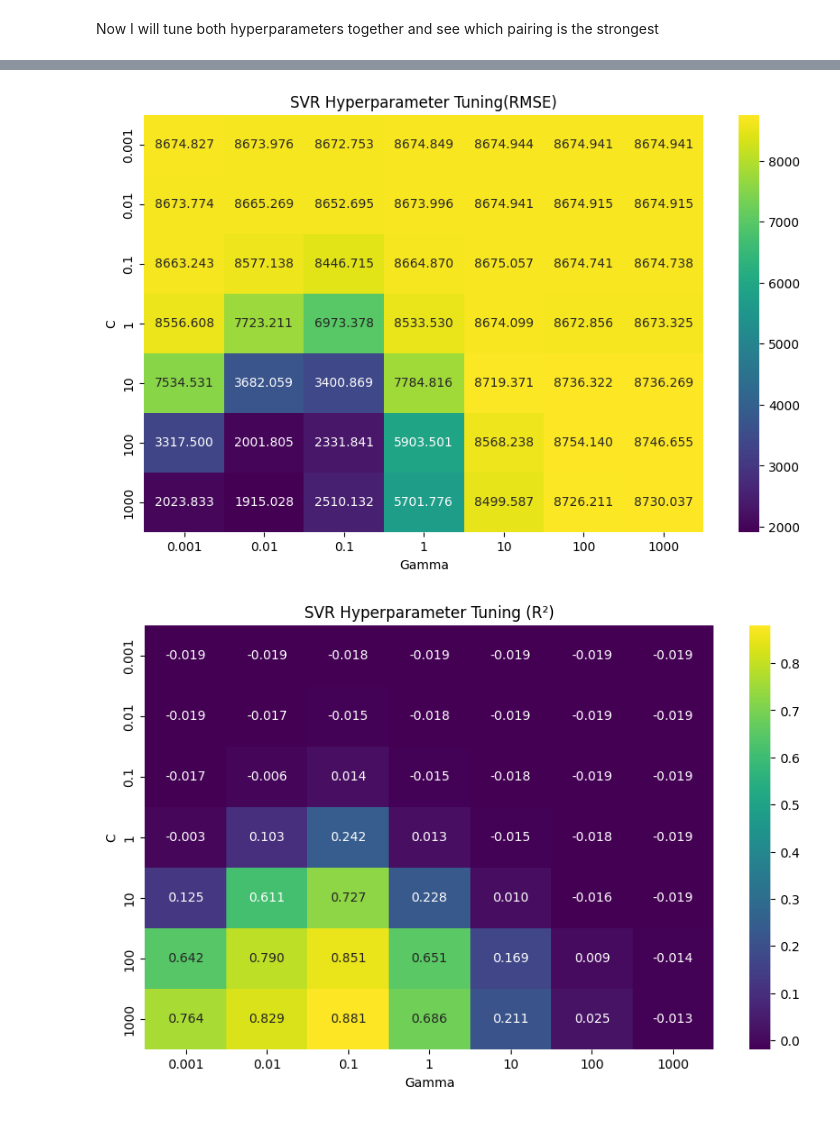
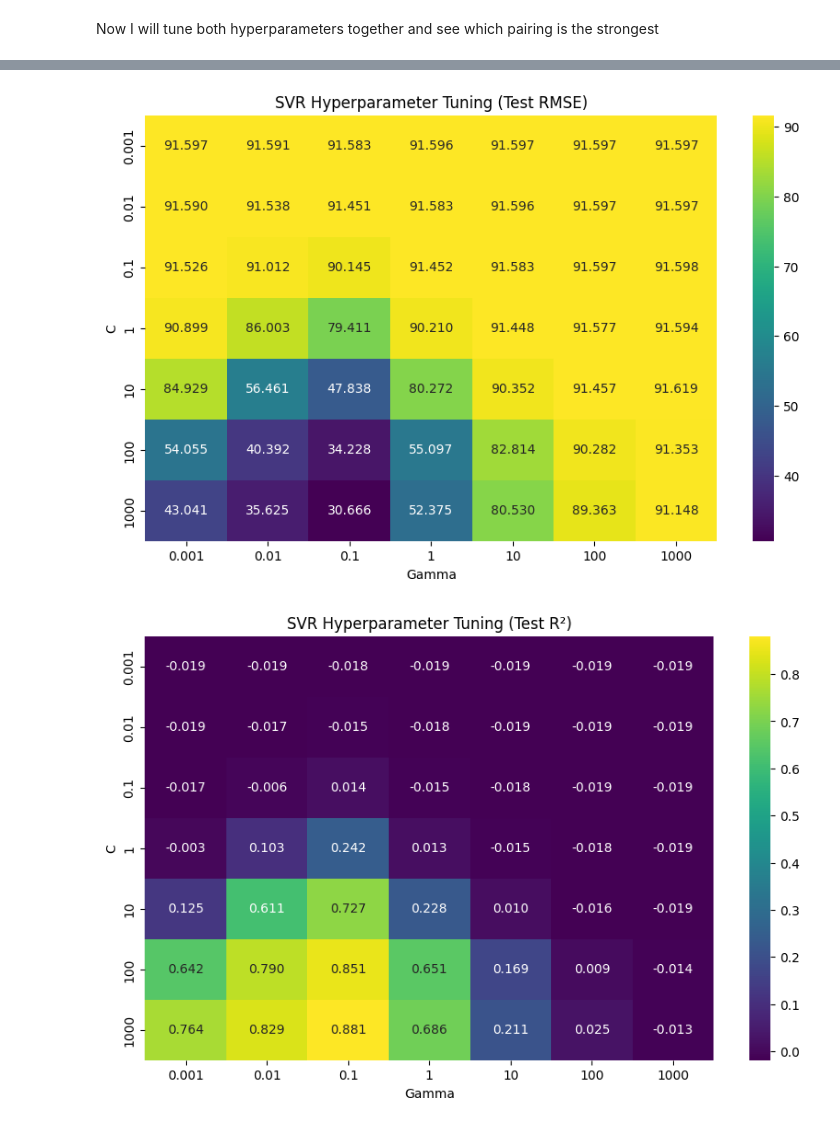
Before and after one commit to gavinmcg1/CT4101-Assignemnt2, a Jupyter notebook: SVR.ipynb, the cells around one changed output, grey strips where cells are left out. Saved outputs shown, nothing was run; the diff lists cells and outputs as text; code cells hidden in the pictures.

```diff
--- a/SVR.ipynb
+++ b/SVR.ipynb
@@ -211,23 +279,28 @@ plt.show()
 # %% [markdown]
 Now I will tune both hyperparameters together and see which pairing is the strongest
 # %%
-from sklearn.model_selection import GridSearchCV
+from sklearn.model_selection import GridSearchCV, cross_val_score
 
 param_grid = {
     'C': [0.001, 0.01, 0.1, 1, 10, 100, 1000],
     'gamma': [0.001, 0.01, 0.1, 1, 10, 100, 1000]
 }
 
-grid_svr = GridSearchCV(SVR(), param_grid, scoring='neg_mean_squared_error', cv=10)
+# Use same KFold strategy as evaluate_model for consistency
+kf_consistent = KFold(n_splits=10, shuffle=True, random_state=42)
+
+grid_svr = GridSearchCV(SVR(), param_grid, scoring='neg_mean_squared_error', cv=kf_consistent)
 grid_svr.fit(X_scaled, y)
 
 best_params = grid_svr.best_params_
 best_rmse = np.sqrt(-grid_svr.best_score_)
 
+# Get R² for best model using cross_val_score with same cv
 best_model = grid_svr.best_estimator_
-_, best_r2 = evaluate_model(best_model, X_scaled, y)
+best_r2_scores = cross_val_score(best_model, X_scaled, y, cv=kf_consistent, scoring='r2')
+best_r2 = best_r2_scores.mean()
 
 print(f"Best parameters: {best_params}")
-print(f"Best RMSE: {best_rmse:.4f}")
-print(f"Best R²: {best_r2:.4f}")
+print(f"Test RMSE (from GridSearchCV): {best_rmse:.4f}")
+print(f"Test R² (from cross_val_score): {best_r2:.4f}")
 # %% [output]
@@ -237,34 +310,38 @@ Best R² (CV): 0.8293
 # %%
-# create heatmap of results for rmse
+# create heatmap of results for test RMSE from GridSearchCV
 import seaborn as sns
+
+# Extract RMSE scores directly from GridSearchCV results
 results = grid_svr.cv_results_
 mean_test_scores = results['mean_test_score']
-# Convert negative MSE to RMSE
 rmse_scores = np.sqrt(-mean_test_scores)
-rmse_scores = rmse_scores.reshape(len(param_grid['C']), len(param_grid['gamma']))
+rmse_matrix = rmse_scores.reshape(len(param_grid['C']), len(param_grid['gamma']))
+
 plt.figure(figsize=(10, 6))
-sns.heatmap(rmse_scores, annot=True, fmt=".3f", xticklabels=param_grid['gamma'], yticklabels=param_grid['C'], cmap="viridis")
+sns.heatmap(rmse_matrix, annot=True, fmt=".3f", xticklabels=param_grid['gamma'], yticklabels=param_grid['C'], cmap="viridis")
 plt.xlabel('Gamma')
 plt.ylabel('C')
-plt.title('SVR Hyperparameter Tuning (RMSE)')
+plt.title('SVR Hyperparameter Tuning (Test RMSE)')
 plt.show()
 # %% [output]
-[figure, old version]
+[figure, new version]
 # %%
-# R^2 heatmap
+# R^2 heatmap, compute from same data splits as GridSearchCV
+
 r2_matrix = np.zeros((len(param_grid['C']), len(param_grid['gamma'])))
 
 for i, C in enumerate(param_grid['C']):
     for j, gamma in enumerate(param_grid['gamma']):
         model = SVR(C=C, gamma=gamma)
-        _, r2_val = evaluate_model(model, X_scaled, y)
-        r2_matrix[i, j] = r2_val
+        # Use same cv strategy as GridSearchCV
+        r2_scores = cross_val_score(model, X_scaled, y, cv=kf_consistent, scoring='r2')
+        r2_matrix[i, j] = r2_scores.mean()
 
 plt.figure(figsize=(10, 6))
 sns.heatmap(r2_matrix, annot=True, fmt='.3f', xticklabels=param_grid['gamma'], yticklabels=param_grid['C'], cmap='viridis')
 plt.xlabel('Gamma')
 plt.ylabel('C')
-plt.title('SVR Hyperparameter Tuning (R²)')
+plt.title('SVR Hyperparameter Tuning (Test R²)')
 plt.show()
 # %% [output]
-[figure, old version]
+[figure, new version]
```
Also changed, not shown: parts of 7 cells of this notebook.
